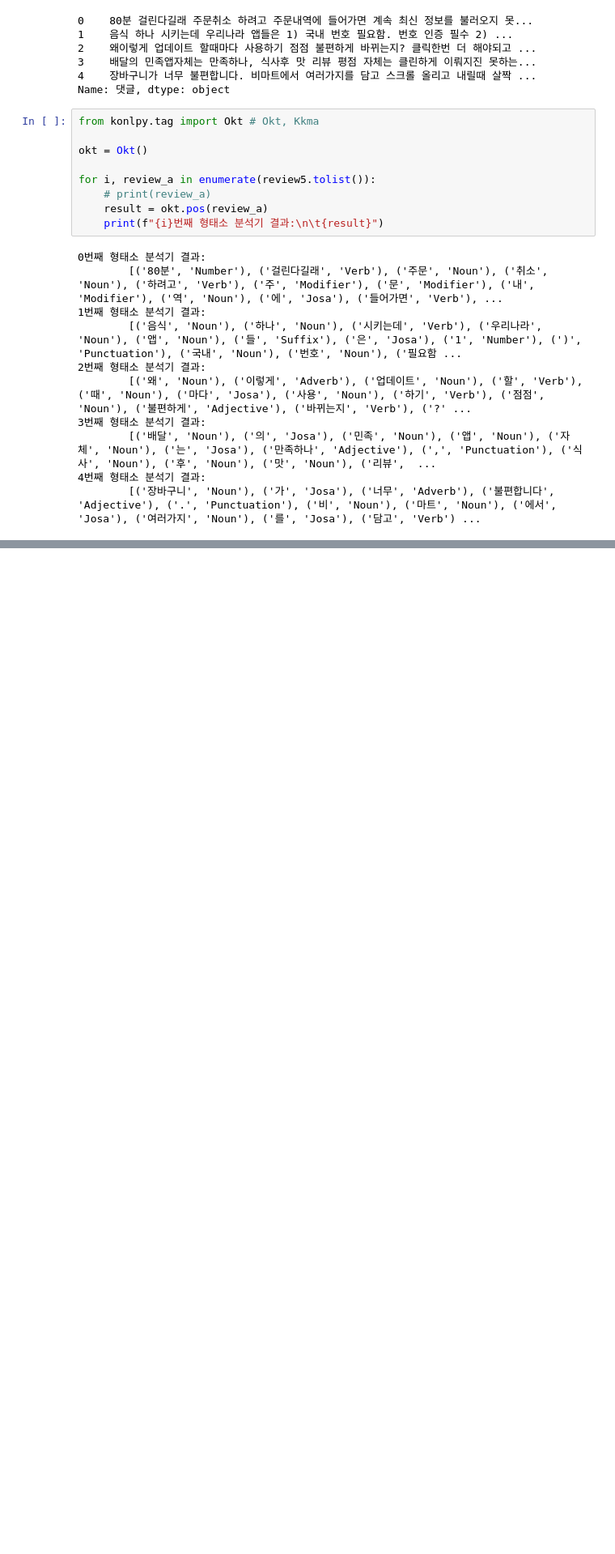
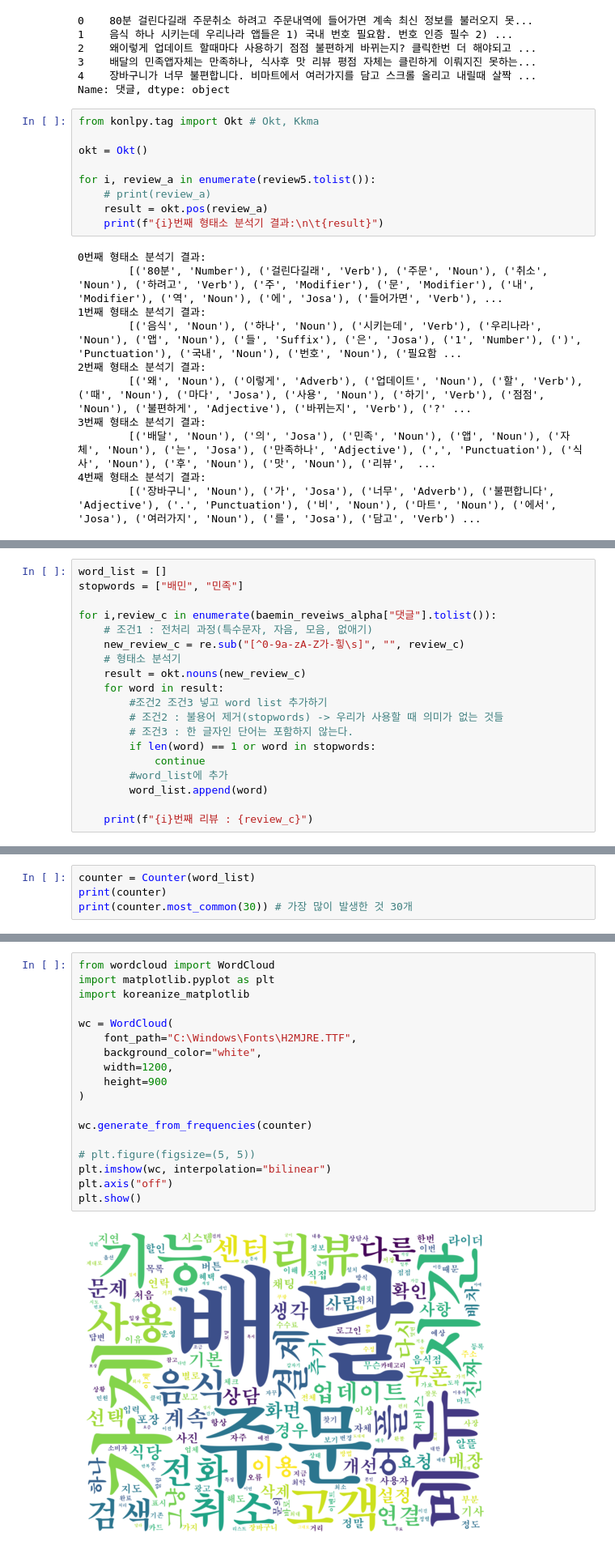
Before and after one commit to yojeongyujeong/yogurtyojung, a Jupyter notebook: java_education.ipynb, the cells around one changed output, grey strips where cells are left out. Shown at 81% size. Cells and saved outputs as stored; diff of their text form; blank space fills up the shorter version.

```diff
--- a/java_education.ipynb
+++ b/java_education.ipynb
@@ -214,0 +288,19 @@ for i, review_a in enumerate(review5.tolist()):
+# %%
+word_list = []
+stopwords = ["배민", "민족"]
+
+for i,review_c in enumerate(baemin_reveiws_alpha["댓글"].tolist()):
+    # 조건1 : 전처리 과정(특수문자, 자음, 모음, 없애기)
+    new_review_c = re.sub("[^0-9a-zA-Z가-힣\s]", "", review_c)
+    # 형태소 분석기
+    result = okt.nouns(new_review_c)
+    for word in result:
+        #조건2 조건3 넣고 word list 추가하기
+        # 조건2 : 불용어 제거(stopwords) -> 우리가 사용할 때 의미가 없는 것들
+        # 조건3 : 한 글자인 단어는 포함하지 않는다.
+        if len(word) == 1 or word in stopwords:
+            continue
+        #word_list에 추가
+        word_list.append(word)
+
+    print(f"{i}번째 리뷰 : {review_c}")
@@ -214,0 +355,4 @@ for i, review_a in enumerate(review5.tolist()):
+# %%
+counter = Counter(word_list)
+print(counter)
+print(counter.most_common(30)) # 가장 많이 발생한 것 30개
@@ -214,0 +396,20 @@ for i, review_a in enumerate(review5.tolist()):
+# %%
+from wordcloud import WordCloud
+import matplotlib.pyplot as plt
+import koreanize_matplotlib
+
+wc = WordCloud(
+    font_path="C:\Windows\Fonts\H2MJRE.TTF",
+    background_color="white",
+    width=1200,
+    height=900
+)
+
+wc.generate_from_frequencies(counter)
+
+# plt.figure(figsize=(5, 5))
+plt.imshow(wc, interpolation="bilinear")
+plt.axis("off")
+plt.show()
+# %% [output]
+[figure, added]
```
Also changed, not shown: parts of 22 cells of this notebook, 10 other files.
